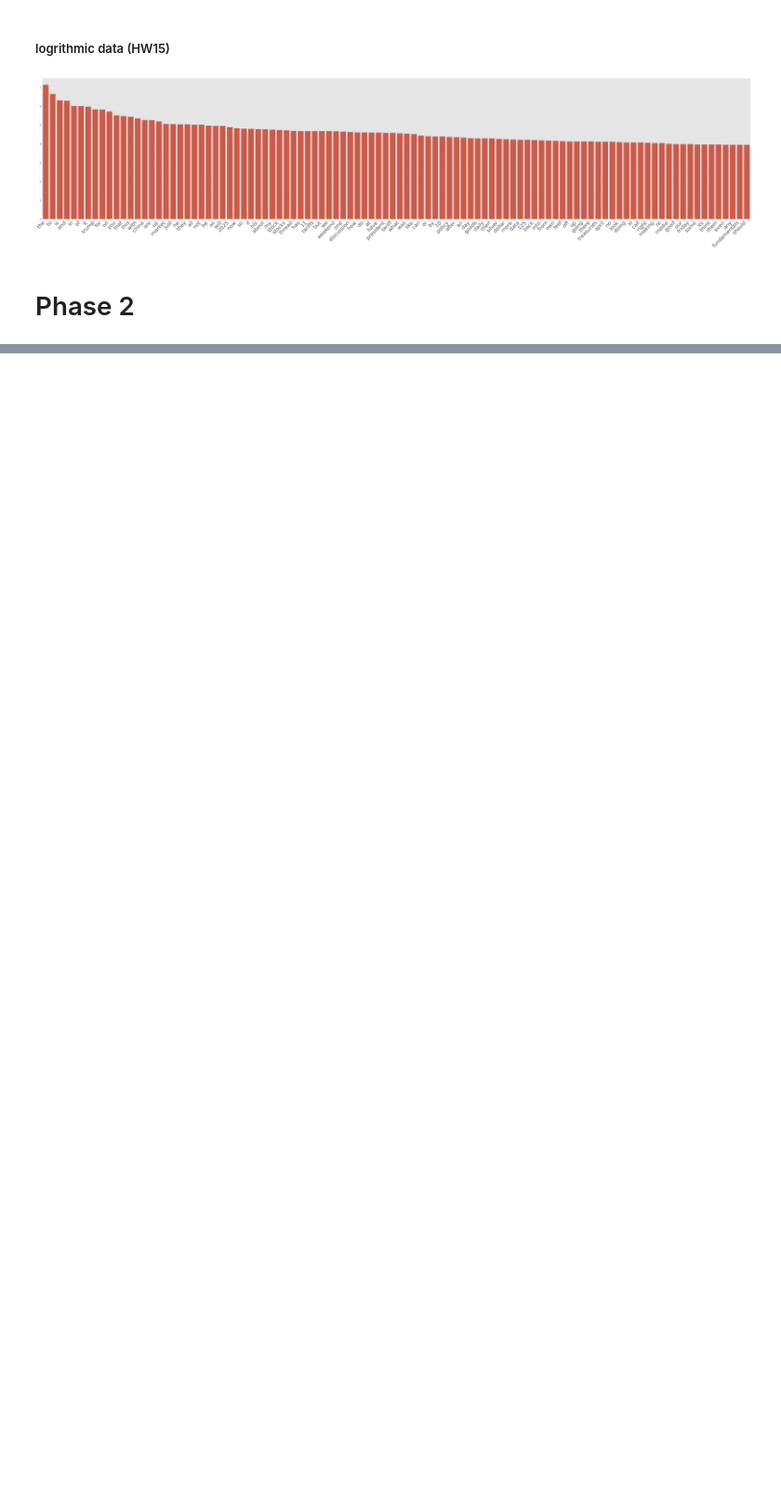
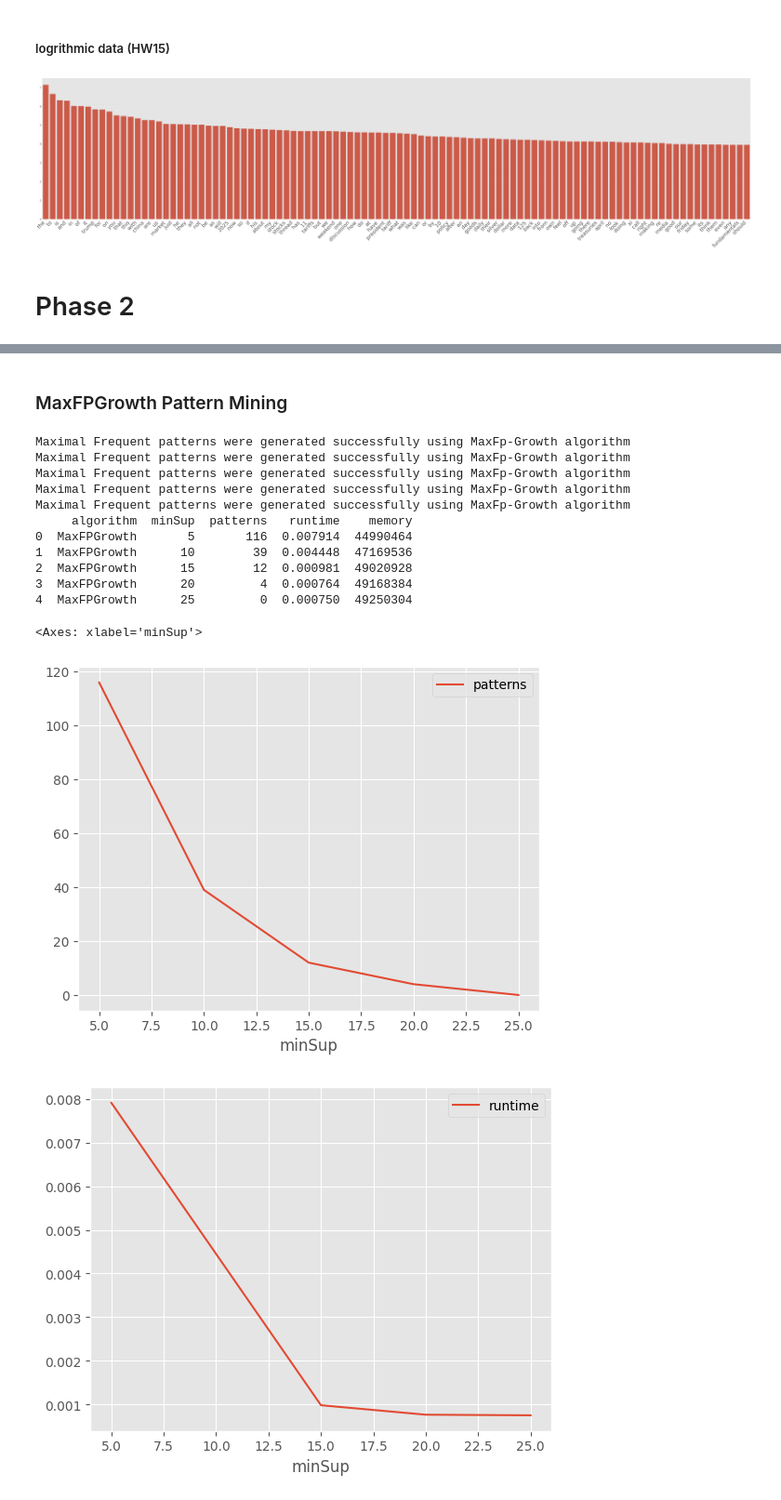
Before and after one commit to Max901028/DM2025-Lab1-Exercise, a Jupyter notebook: DM2025-Lab1-Homework.ipynb, the cells around one changed output, grey strips where cells are left out. Shown at 93% size. Cells and saved outputs as stored; diff of their text form; code cells hidden in the pictures; blank space fills up the shorter version.

```diff
--- a/DM2025-Lab1-Homework.ipynb
+++ b/DM2025-Lab1-Homework.ipynb
@@ -343,0 +828,17 @@ plt.show()
+# %%
+from PAMI.frequentPattern.topk import FAE  as alg
+inputFile = 'td_freq_db_StockMarket.csv'
+
+kCount=20  #Users can also specify this constraint between 0 to 1.
+
+seperator='\t'
+
+obj = alg.FAE(iFile=inputFile, k=kCount, sep=seperator)    #initialize
+obj.mine()            #Start the mining process
+
+obj.save(outFile='StockMarket_top20s.txt')
+frequentPatternsDF= obj.getPatternsAsDataFrame()
+
+print('Total No of patterns: ' + str(len(frequentPatternsDF)))
+print('Runtime: ' + str(obj.getRuntime()))
+frequentPatternsDF
@@ -343,0 +866,39 @@ plt.show()
+# %% [markdown]
+### MaxFPGrowth Pattern Mining
+# %%
+## maxFPG
+
+from PAMI.frequentPattern.maximal import MaxFPGrowth  as alg #import the algorithm
+import pandas as pd
+
+#Specify the input parameters
+inputFile = 'td_freq_db_StockMarket.csv'
+seperator='\t'
+minimumSupportCountList = [5, 10, 15, 20, 25]
+result = pd.DataFrame(columns=['algorithm', 'minSup', 'patterns', 'runtime', 'memory']) #initialize a data frame to store the results of MaxFPGrowth algorithm
+
+for minSupCount in minimumSupportCountList:
+    obj = alg.MaxFPGrowth(inputFile, minSup=minSupCount, sep=seperator)
+    obj.mine()
+    #store the results in the data frame
+    result.loc[result.shape[0]] = ['MaxFPGrowth', minSupCount, len(obj.getPatterns()), obj.getRuntime(), obj.getMemoryRSS()]
+
+print(result)
+result.plot(x='minSup', y='patterns', kind='line')
+result.plot(x='minSup', y='runtime', kind='line')
+result.plot(x='minSup', y='memory', kind='line')
+# %% [output]
+Maximal Frequent patterns were generated successfully using MaxFp-Growth algorithm
+Maximal Frequent patterns were generated successfully using MaxFp-Growth algorithm
+Maximal Frequent patterns were generated successfully using MaxFp-Growth algorithm
+Maximal Frequent patterns were generated successfully using MaxFp-Growth algorithm
+Maximal Frequent patterns were generated successfully using MaxFp-Growth algorithm
+     algorithm  minSup  patterns   runtime    memory
+0  MaxFPGrowth       5       116  0.007914  44990464
+1  MaxFPGrowth      10        39  0.004448  47169536
+2  MaxFPGrowth      15        12  0.000981  49020928
+3  MaxFPGrowth      20         4  0.000764  49168384
+4  MaxFPGrowth      25         0  0.000750  49250304
+<Axes: xlabel='minSup'>
+[figure, added]
+[figure, added]
```
Also changed, not shown: parts of 39 cells of this notebook, 10 other files.
